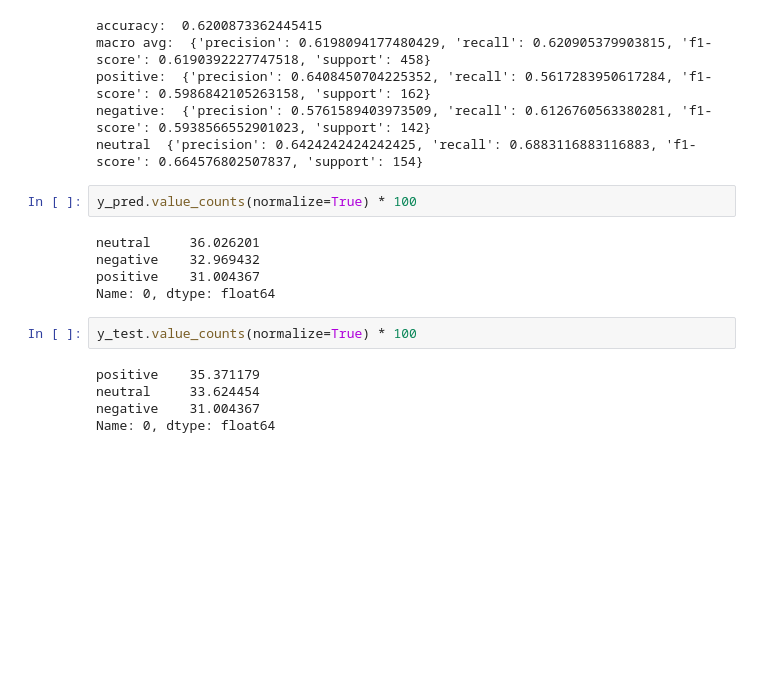
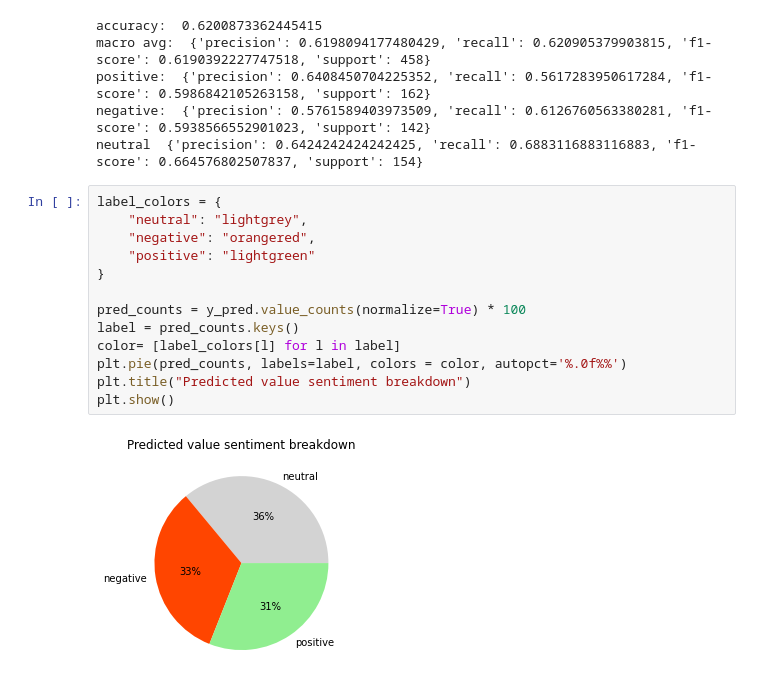
Before and after one commit to rosshalpin/AdvancedML, a Jupyter notebook: DNN.ipynb, the cells around one changed output. Cells and saved outputs as stored; diff of their text form; blank space fills up the shorter version.

Commit message:
Added pie charts for sentiment percentage breakdown

```diff
--- a/DNN.ipynb
+++ b/DNN.ipynb
@@ -213,17 +213,18 @@ macro avg:  {'precision': 0.6198094177480429, 'recall': 0.620905379903815, 'f1-s
 positive:  {'precision': 0.6408450704225352, 'recall': 0.5617283950617284, 'f1-score': 0.5986842105263158, 'support': 162}
 negative:  {'precision': 0.5761589403973509, 'recall': 0.6126760563380281, 'f1-score': 0.5938566552901023, 'support': 142}
 neutral  {'precision': 0.6424242424242425, 'recall': 0.6883116883116883, 'f1-score': 0.664576802507837, 'support': 154}
-# %%
-y_pred.value_counts(normalize=True) * 100
-# %% [output]
-neutral     36.026201
-negative    32.969432
-positive    31.004367
-Name: 0, dtype: float64
-# %%
-y_test.value_counts(normalize=True) * 100
-# %% [output]
-positive    35.371179
-neutral     33.624454
-negative    31.004367
-Name: 0, dtype: float64
+# %%
+label_colors = {
+    "neutral": "lightgrey",
+    "negative": "orangered",
+    "positive": "lightgreen"
+}
+
+pred_counts = y_pred.value_counts(normalize=True) * 100
+label = pred_counts.keys()
+color= [label_colors[l] for l in label]
+plt.pie(pred_counts, labels=label, colors = color, autopct='%.0f%%')
+plt.title("Predicted value sentiment breakdown")
+plt.show()
+# %% [output]
+[figure, added]
```
Also changed, not shown: parts of 1 cell of this notebook.
